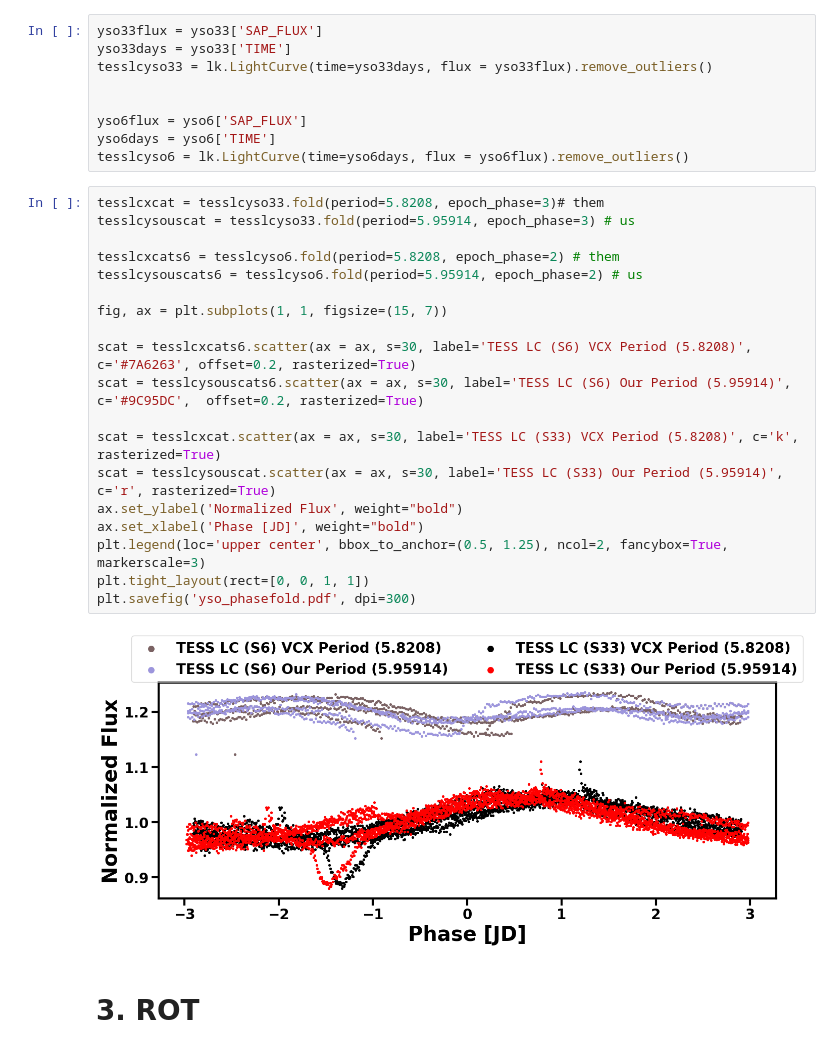
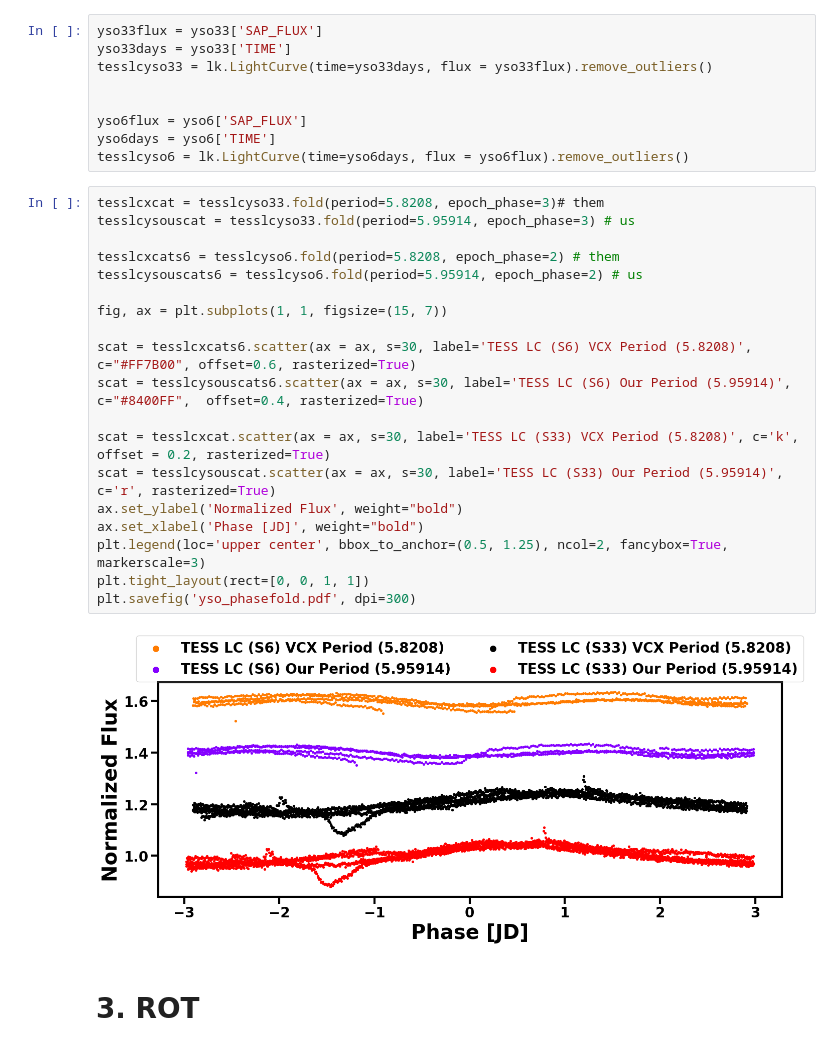
Before and after one commit to m-schochet/asas-sn-cnn, a Jupyter notebook: plots/phase_foldedlcs.ipynb, the cells around one changed output. Drawn from its saved outputs; the diff is of its cells as text.

```diff
--- a/plots/phase_foldedlcs.ipynb
+++ b/plots/phase_foldedlcs.ipynb
@@ -162,24 +162,24 @@ tesslcyso6 = lk.LightCurve(time=yso6days, flux = yso6flux).remove_outliers()
 # %%
 tesslcxcat = tesslcyso33.fold(period=5.8208, epoch_phase=3)# them
 tesslcysouscat = tesslcyso33.fold(period=5.95914, epoch_phase=3) # us
 
 tesslcxcats6 = tesslcyso6.fold(period=5.8208, epoch_phase=2) # them
 tesslcysouscats6 = tesslcyso6.fold(period=5.95914, epoch_phase=2) # us
 
 fig, ax = plt.subplots(1, 1, figsize=(15, 7))
 
-scat = tesslcxcats6.scatter(ax = ax, s=30, label='TESS LC (S6) VCX Period (5.8208)', c='#7A6263', offset=0.2, rasterized=True)
-scat = tesslcysouscats6.scatter(ax = ax, s=30, label='TESS LC (S6) Our Period (5.95914)', c='#9C95DC',  offset=0.2, rasterized=True)
+scat = tesslcxcats6.scatter(ax = ax, s=30, label='TESS LC (S6) VCX Period (5.8208)', c="#FF7B00", offset=0.6, rasterized=True)
+scat = tesslcysouscats6.scatter(ax = ax, s=30, label='TESS LC (S6) Our Period (5.95914)', c="#8400FF",  offset=0.4, rasterized=True)
 
-scat = tesslcxcat.scatter(ax = ax, s=30, label='TESS LC (S33) VCX Period (5.8208)', c='k', rasterized=True)
+scat = tesslcxcat.scatter(ax = ax, s=30, label='TESS LC (S33) VCX Period (5.8208)', c='k', offset = 0.2, rasterized=True)
 scat = tesslcysouscat.scatter(ax = ax, s=30, label='TESS LC (S33) Our Period (5.95914)', c='r', rasterized=True)
 ax.set_ylabel('Normalized Flux', weight="bold")
 ax.set_xlabel('Phase [JD]', weight="bold")
 plt.legend(loc='upper center', bbox_to_anchor=(0.5, 1.25), ncol=2, fancybox=True, markerscale=3)
 plt.tight_layout(rect=[0, 0, 1, 1])
 plt.savefig('yso_phasefold.pdf', dpi=300)
 # %% [output]
-[figure, old version]
+[figure, new version]
 # %% [markdown]
 # 3. ROT
 # %%
```
Also changed, not shown: parts of 3 cells of this notebook.
